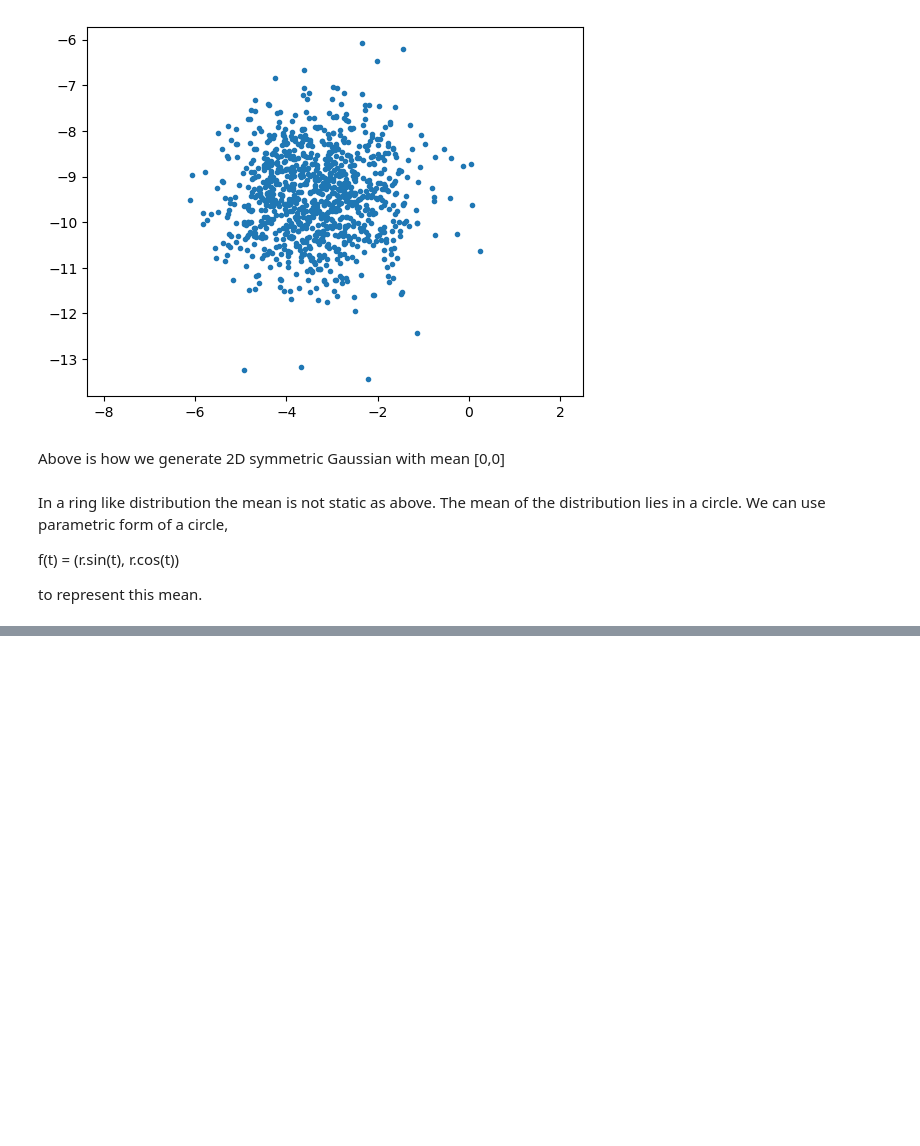
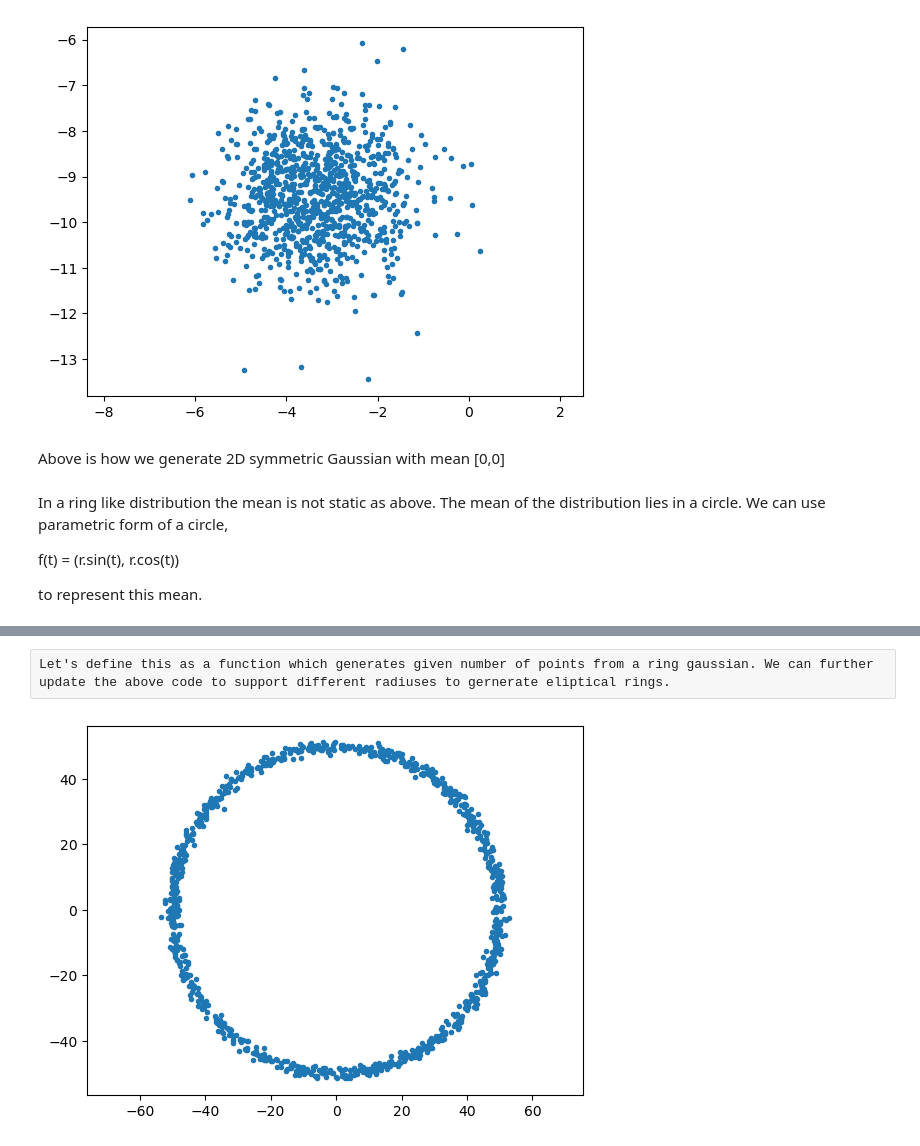
Before and after one commit to Wishmitha/2D_ring_gaussian_gen, a Jupyter notebook: data_generator.ipynb, the cells around one changed output, grey strips where cells are left out. Saved outputs shown, nothing was run; the diff lists cells and outputs as text; code cells hidden in the pictures; blank space fills up the shorter version.

Commit message:
Update the function and generate examples

```diff
--- a/data_generator.ipynb
+++ b/data_generator.ipynb
@@ -39,0 +40,25 @@ plt.show()
+# %% [raw]
+Let's define this as a function which generates given number of points from a ring gaussian. We can further update the above code to support different radiuses to gernerate eliptical rings.
+# %%
+def gen_2D_ring_gaussian(N=1000, r1=50, r2=50, c1=0, c2=0, cov_mat=None):
+
+    if cov_mat is not None:
+        cov = cov_mat
+    else:
+        cov = [[1, 0], [0, 1]]
+    x = []
+    y = []
+    for i in range(N):
+        t = np.random.uniform(0, 2*np.pi)
+        mean = [c1 + r1*np.sin(t), c2 + r2*np.cos(t)]
+        x.append(np.random.multivariate_normal(mean, cov).T[0])
+        y.append(np.random.multivariate_normal(mean, cov).T[1])
+
+    return x,y
+# %%
+x, y = gen_2D_ring_gaussian() #with default params
+plt.plot(x, y, '.')
+plt.axis('equal')
+plt.show()
+# %% [output]
+[figure, added]
```
Also changed, not shown: parts of 8 cells of this notebook.
